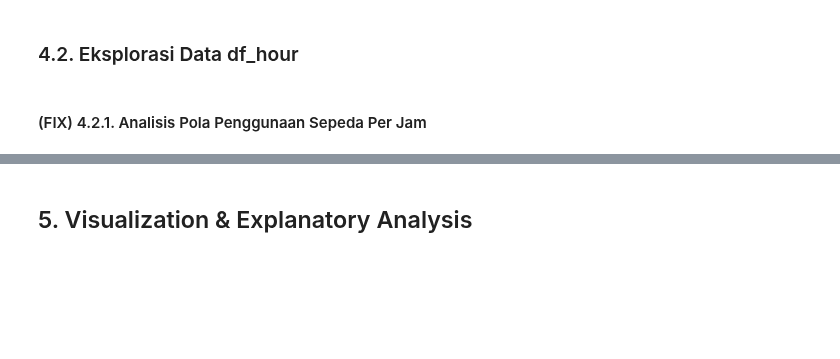
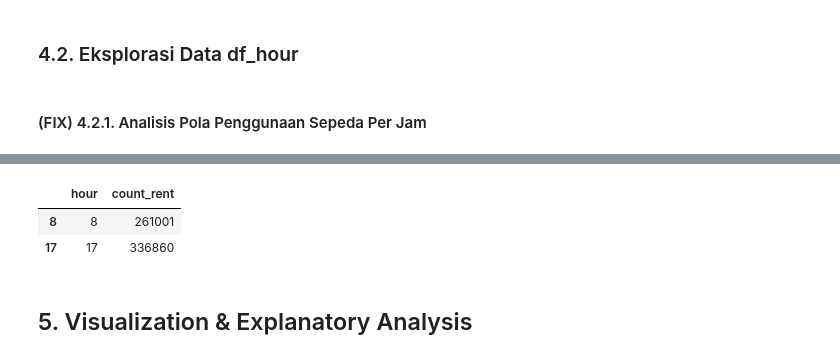
Before and after one commit to alouvre/BADDP_DicodingSubmission_ProyekAnalisisData, a Jupyter notebook: notebook.ipynb, the cells around one changed output, grey strips where cells are left out. Cells and saved outputs as stored; diff of their text form; code cells hidden in the pictures; blank space fills up the shorter version.

```diff
--- a/notebook.ipynb
+++ b/notebook.ipynb
@@ -543,3 +549,12 @@ df_hour.groupby(by='hour').count_rent.sum().sort_values(ascending=False).reset_i
+# %%
+# Menentukan jam sibuk (morning rush dan evening rush)
+rush_hours = [8, 17]  # Pagi jam 08:00 dan sore jam 17:00
+rush_data = hourly_data[hourly_data["hour"].isin(rush_hours)]
+rush_data
+# %% [output]
+|  | hour | count_rent |
+| 8 | 8 | 261001 |
+| 17 | 17 | 336860 |
 # %% [markdown]
 ## 5. Visualization & Explanatory Analysis
 # %% [markdown]
```
Also changed, not shown: parts of 16 cells of this notebook, 1 other file.
